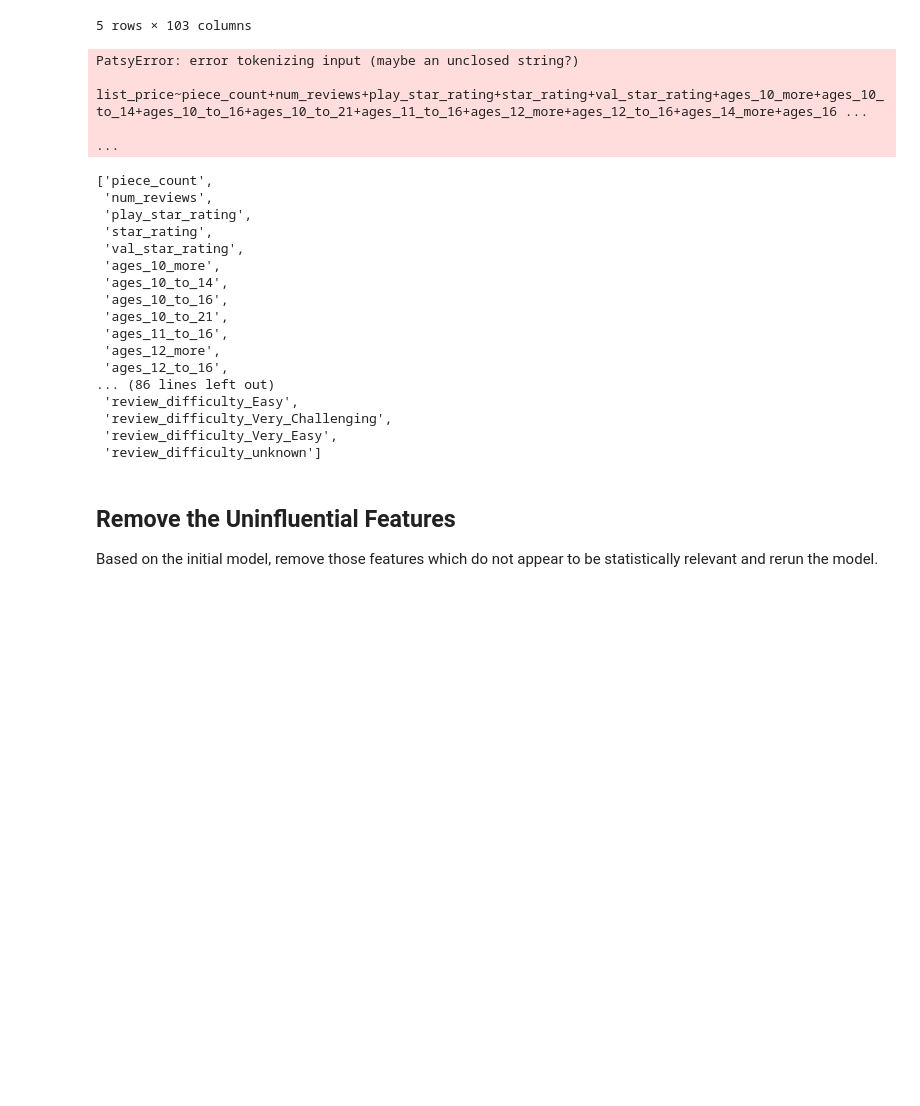
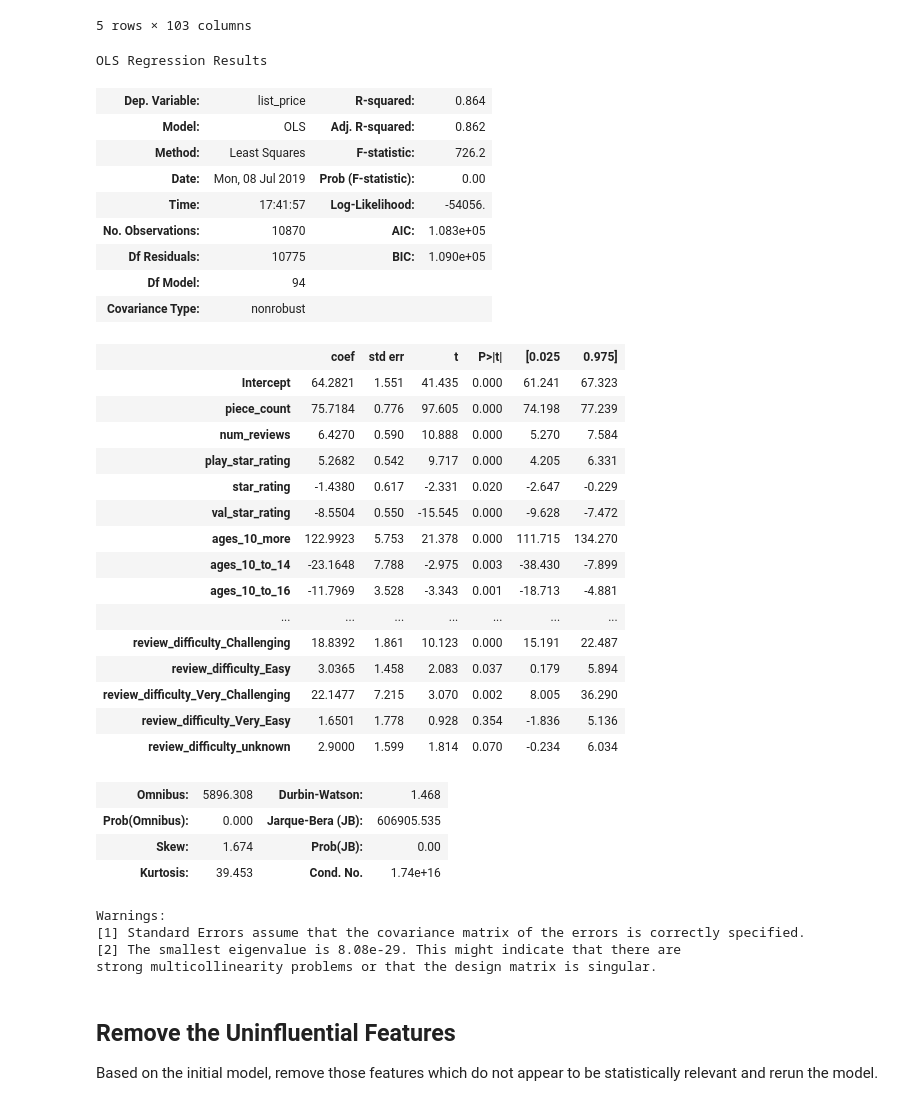
Before and after one commit to ColinFangshu/dsc-modeling-your-data-lab-seattle-ds-career-051319, a Jupyter notebook: index.ipynb, the cells around one changed output. Saved outputs shown, nothing was run; the diff lists cells and outputs as text; code cells hidden in the pictures; blank space fills up the shorter version.

```diff
--- a/index.ipynb
+++ b/index.ipynb
@@ -50,7 +50,7 @@ df.columns = [col.replace('™', '') for col in df.columns]
 df.columns = [col.replace('®', '') for col in df.columns]
 df.columns = [col.replace('½', '_and_a_half_') for col in df.columns]
 df.columns = [col.replace('.', '') for col in df.columns]
-df.columns = [col.replace("", '') for col in df.columns]
+df.columns = [col.replace("'", '') for col in df.columns]
 # for col in x_cols:
 #     df[col] = (df[col] - df[col].mean())/df[col].std()
 df.head()
@@ -65,35 +65,46 @@ df.head()
 # %%
 x_cols = [col for col in df.columns]
 x_cols.remove('list_price')
 predictors = '+'.join(x_cols)
 outcome = 'list_price'
 formula = outcome + '~' + predictors
 model = ols(formula=formula, data=df).fit()
-model.summsry()
+model.summary()
 # %% [output]
-PatsyError: error tokenizing input (maybe an unclosed string?)
-    list_price~piece_count+num_reviews+play_star_rating+star_rating+val_star_rating+ages_10_more+ages_10_to_14+ages_10_to_16+ages_10_to_21+ages_11_to_16+ages_12_more+ages_12_to_16+ages_14_more+ages_16 ...
-                                                                                                                                                                                                         ...
+OLS Regression Results
+| Dep. Variable: | list_price | R-squared: | 0.864 |
+| Model: | OLS | Adj. R-squared: | 0.862 |
+| Method: | Least Squares | F-statistic: | 726.2 |
+| Date: | Mon, 08 Jul 2019 | Prob (F-statistic): | 0.00 |
+| Time: | 17:41:57 | Log-Likelihood: | -54056. |
+| No. Observations: | 10870 | AIC: | 1.083e+05 |
+| Df Residuals: | 10775 | BIC: | 1.090e+05 |
+| Df Model: | 94 |  |  |
+| Covariance Type: | nonrobust |  |  |
+|  | coef | std err | t | P>|t| | [0.025 | 0.975] |
+| Intercept | 64.2821 | 1.551 | 41.435 | 0.000 | 61.241 | 67.323 |
+| piece_count | 75.7184 | 0.776 | 97.605 | 0.000 | 74.198 | 77.239 |
+| num_reviews | 6.4270 | 0.590 | 10.888 | 0.000 | 5.270 | 7.584 |
+| play_star_rating | 5.2682 | 0.542 | 9.717 | 0.000 | 4.205 | 6.331 |
+| star_rating | -1.4380 | 0.617 | -2.331 | 0.020 | -2.647 | -0.229 |
+| val_star_rating | -8.5504 | 0.550 | -15.545 | 0.000 | -9.628 | -7.472 |
+| ages_10_more | 122.9923 | 5.753 | 21.378 | 0.000 | 111.715 | 134.270 |
+| ages_10_to_14 | -23.1648 | 7.788 | -2.975 | 0.003 | -38.430 | -7.899 |
+| ages_10_to_16 | -11.7969 | 3.528 | -3.343 | 0.001 | -18.713 | -4.881 |
+| ... | ... | ... | ... | ... | ... | ... |
+| review_difficulty_Challenging | 18.8392 | 1.861 | 10.123 | 0.000 | 15.191 | 22.487 |
+| review_difficulty_Easy | 3.0365 | 1.458 | 2.083 | 0.037 | 0.179 | 5.894 |
+| review_difficulty_Very_Challenging | 22.1477 | 7.215 | 3.070 | 0.002 | 8.005 | 36.290 |
+| review_difficulty_Very_Easy | 1.6501 | 1.778 | 0.928 | 0.354 | -1.836 | 5.136 |
+| review_difficulty_unknown | 2.9000 | 1.599 | 1.814 | 0.070 | -0.234 | 6.034 |
+| Omnibus: | 5896.308 | Durbin-Watson: | 1.468 |
+| Prob(Omnibus): | 0.000 | Jarque-Bera (JB): | 606905.535 |
+| Skew: | 1.674 | Prob(JB): | 0.00 |
+| Kurtosis: | 39.453 | Cond. No. | 1.74e+16 |
+Warnings:
+[1] Standard Errors assume that the covariance matrix of the errors is correctly specified.
+[2] The smallest eigenvalue is 8.08e-29. This might indicate that there are
+strong multicollinearity problems or that the design matrix is singular.
-# %%
-x_cols
-# %% [output]
-['piece_count',
- 'num_reviews',
- 'play_star_rating',
- 'star_rating',
- 'val_star_rating',
- 'ages_10_more',
- 'ages_10_to_14',
- 'ages_10_to_16',
- 'ages_10_to_21',
- 'ages_11_to_16',
- 'ages_12_more',
- 'ages_12_to_16',
-... (86 lines left out)
- 'review_difficulty_Easy',
- 'review_difficulty_Very_Challenging',
- 'review_difficulty_Very_Easy',
- 'review_difficulty_unknown']
 # %% [markdown]
 ## Remove the Uninfluential Features
 
```
